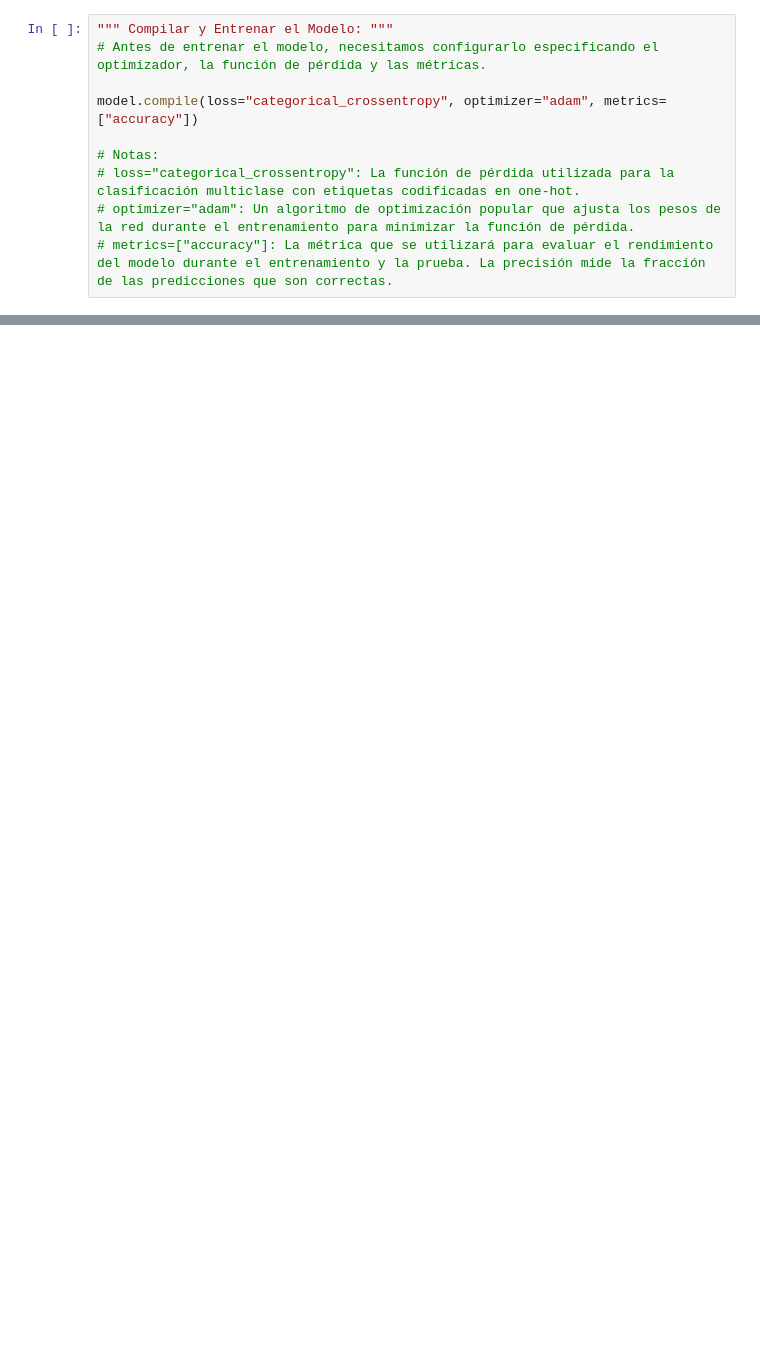
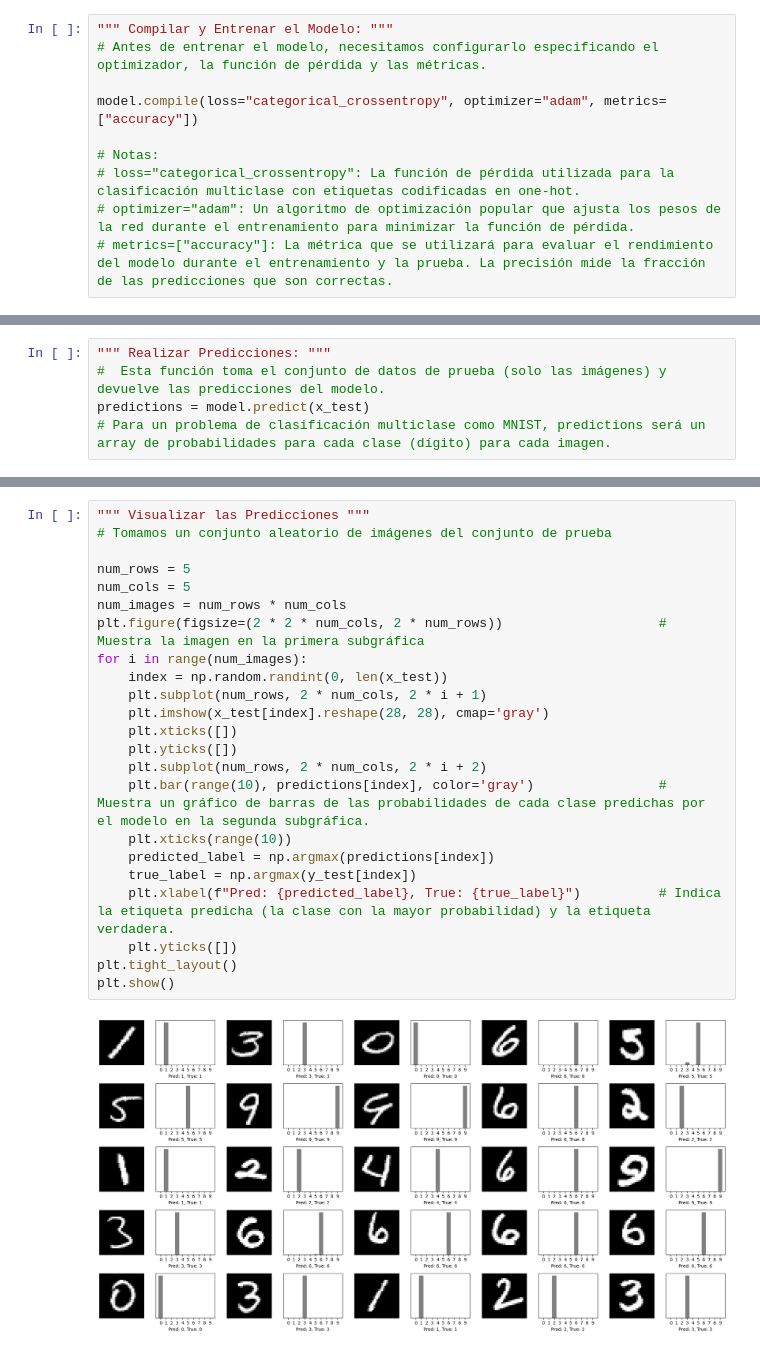
Before and after one commit to EderLara/IA-Innovador-Talento-Tech, a Jupyter notebook: Inteligencia_Artificial_3_1.ipynb, the cells around one changed output, grey strips where cells are left out. Cells and saved outputs as stored; diff of their text form; blank space fills up the shorter version.

Commit message:
Evaluación del Modelo

```diff
--- a/Inteligencia_Artificial_3_1.ipynb
+++ b/Inteligencia_Artificial_3_1.ipynb
@@ -144,0 +159,5 @@ plt.show()
+# %%
+""" Realizar Predicciones: """
+#  Esta función toma el conjunto de datos de prueba (solo las imágenes) y devuelve las predicciones del modelo.
+predictions = model.predict(x_test)
+# Para un problema de clasificación multiclase como MNIST, predictions será un array de probabilidades para cada clase (dígito) para cada imagen.
@@ -144,0 +166,25 @@ plt.show()
+# %%
+""" Visualizar las Predicciones """
+# Tomamos un conjunto aleatorio de imágenes del conjunto de prueba
+
+num_rows = 5
+num_cols = 5
+num_images = num_rows * num_cols
+plt.figure(figsize=(2 * 2 * num_cols, 2 * num_rows))                    # Muestra la imagen en la primera subgráfica
+for i in range(num_images):
+    index = np.random.randint(0, len(x_test))
+    plt.subplot(num_rows, 2 * num_cols, 2 * i + 1)
+    plt.imshow(x_test[index].reshape(28, 28), cmap='gray')
+    plt.xticks([])
+    plt.yticks([])
+    plt.subplot(num_rows, 2 * num_cols, 2 * i + 2)
+    plt.bar(range(10), predictions[index], color='gray')                # Muestra un gráfico de barras de las probabilidades de cada clase predichas por el modelo en la segunda subgráfica.
+    plt.xticks(range(10))
+    predicted_label = np.argmax(predictions[index])
+    true_label = np.argmax(y_test[index])
+    plt.xlabel(f"Pred: {predicted_label}, True: {true_label}")          # Indica la etiqueta predicha (la clase con la mayor probabilidad) y la etiqueta verdadera.
+    plt.yticks([])
+plt.tight_layout()
+plt.show()
+# %% [output]
+[figure, added]
```
Also changed, not shown: parts of 9 cells of this notebook.
